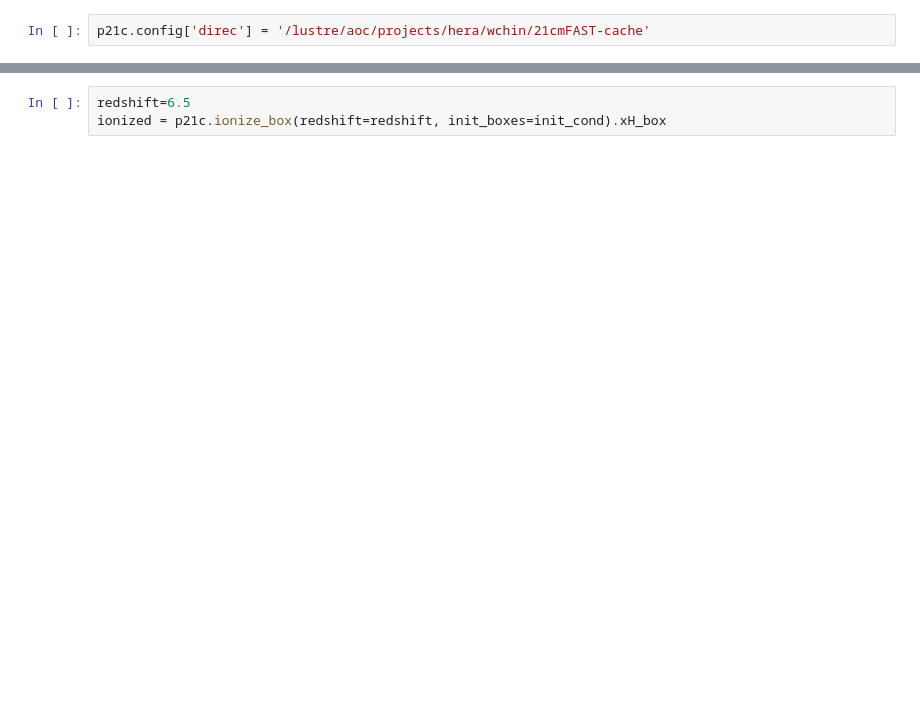
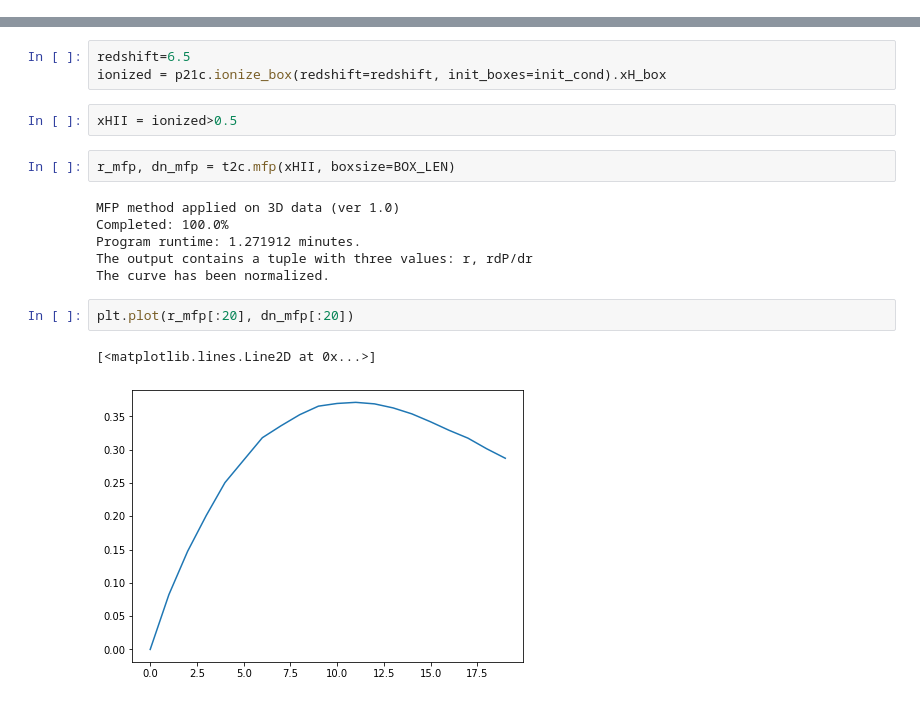
Before and after one commit to tommychinwj/HI_characterization, a Jupyter notebook: Experiment_code.ipynb, the cells around one changed output, grey strips where cells are left out. Drawn from its saved outputs; the diff is of its cells as text; blank space fills up the shorter version.

```diff
--- a/Experiment_code.ipynb
+++ b/Experiment_code.ipynb
@@ -829,8 +813,6 @@ user_params = p21c.UserParams(
     HII_DIM=HII_DIM,  # Number of Voxels for low resolution
     N_THREADS=os.cpu_count()
 )
-# %%
-p21c.config['direc'] = '/lustre/aoc/projects/hera/wchin/21cmFAST-cache'
 # %%
 start_time = datetime.now()
 print(f'Excution qued at {start_time}')
@@ -851,3 +833,18 @@ Execution time = 0:23:48.247553
 # %%
 redshift=6.5
 ionized = p21c.ionize_box(redshift=redshift, init_boxes=init_cond).xH_box
+# %%
+xHII = ionized>0.5
+# %%
+r_mfp, dn_mfp = t2c.mfp(xHII, boxsize=BOX_LEN)
+# %% [output]
+MFP method applied on 3D data (ver 1.0)
+Completed: 100.0%
+Program runtime: 1.271912 minutes.
+The output contains a tuple with three values: r, rdP/dr
+The curve has been normalized.
+# %%
+plt.plot(r_mfp[:20], dn_mfp[:20])
+# %% [output]
+[<matplotlib.lines.Line2D at 0x...>]
+[figure, added]
```
Also changed, not shown: parts of 24 cells of this notebook, 1 other file.
